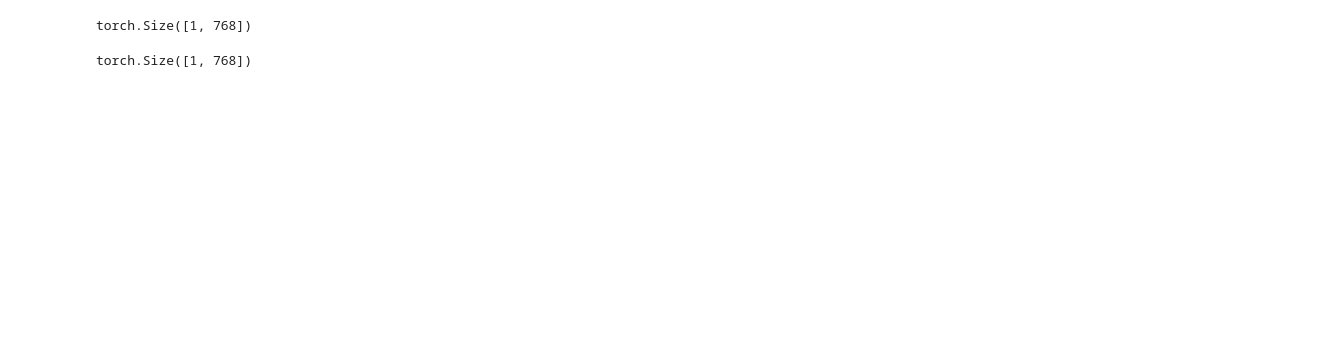
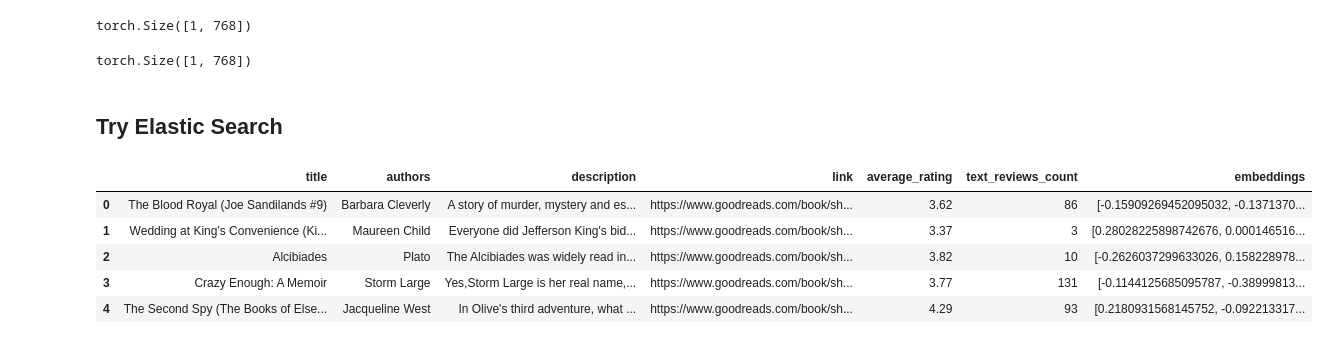
Before and after one commit to oceanumeric/EnteRAG, a Jupyter notebook: notebooks/onnx_runtime.ipynb, the cells around one changed output. Cells and saved outputs as stored; diff of their text form; code cells hidden in the pictures; blank space fills up the shorter version.

Commit message:
[update] search

```diff
--- a/notebooks/onnx_runtime.ipynb
+++ b/notebooks/onnx_runtime.ipynb
@@ -92,3 +96,15 @@ print("Time taken: ", timeit.default_timer() - st_time)
 onnx_embeddings[0].shape
 # %% [output]
 torch.Size([1, 768])
+# %% [markdown]
+## Try Elastic Search
+# %%
+books = pd.read_csv("../search/books_embeddings.csv")
+books.head()
+# %% [output]
+|  | title | authors | description | link | average_rating | text_reviews_count | embeddings |
+| 0 | The Blood Royal (Joe Sandilands #9) | Barbara Cleverly | A story of murder, mystery and es... | https://www.goodreads.com/book/sh... | 3.62 | 86 | [-0.15909269452095032, -0.1371370... |
+| 1 | Wedding at King's Convenience (Ki... | Maureen Child | Everyone did Jefferson King's bid... | https://www.goodreads.com/book/sh... | 3.37 | 3 | [0.28028225898742676, 0.000146516... |
+| 2 | Alcibiades | Plato | The Alcibiades was widely read in... | https://www.goodreads.com/book/sh... | 3.82 | 10 | [-0.2626037299633026, 0.158228978... |
+| 3 | Crazy Enough: A Memoir | Storm Large | Yes,Storm Large is her real name,... | https://www.goodreads.com/book/sh... | 3.77 | 131 | [-0.1144125685095787, -0.38999813... |
+| 4 | The Second Spy (The Books of Else... | Jacqueline West | In Olive's third adventure, what ... | https://www.goodreads.com/book/sh... | 4.29 | 93 | [0.2180931568145752, -0.092213317... |
```
Also changed, not shown: parts of 13 cells of this notebook, 1 other file.
